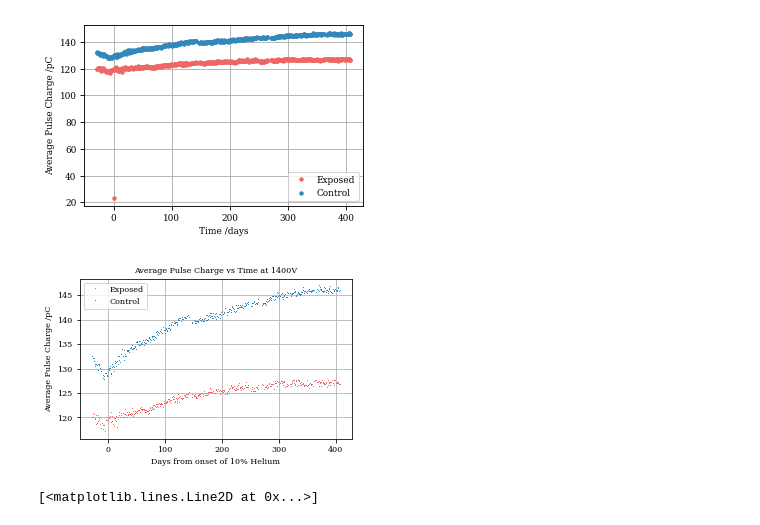
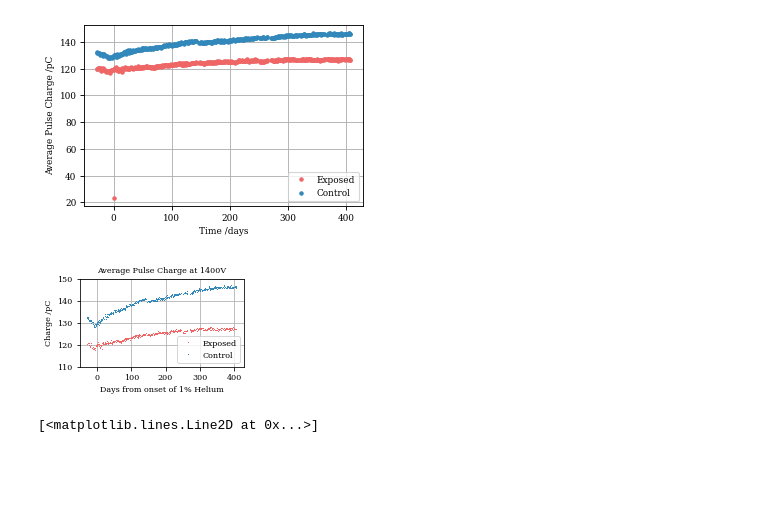
Before and after one commit to SuperNEMO-DBD/PMT-ShapeAnalysis, a Jupyter notebook: pmt_he_study/summary_files/internal_pp.ipynb, the cells around one changed output. Cells and saved outputs as stored; diff of their text form; code cells hidden in the pictures; blank space fills up the shorter version.

```diff
--- a/pmt_he_study/summary_files/internal_pp.ipynb
+++ b/pmt_he_study/summary_files/internal_pp.ipynb
@@ -216,17 +214,18 @@ for i in range(len(dates[1])):
         x1.append(date_1[i])
         y1.append(av_charges[1][i])
 # %%
-plt.figure(figsize=figsize)
+plt.figure(figsize=(3,2))
 plt.plot(x0, y0, ",", label='Exposed')
 plt.plot(x1, y1, ",", label='Control')
 plt.legend(loc='best')
-plt.xlabel("Days from onset of 10% Helium")
-plt.ylabel("Average Pulse Charge /pC")
-plt.title("Average Pulse Charge vs Time at 1400V")
+plt.xlabel("Days from onset of 1% Helium")
+plt.ylabel("Charge /pC")
+plt.ylim(110, 150)
+plt.title("Average Pulse Charge at 1400V")
 plt.tight_layout()
 plt.savefig("/Users/williamquinn/Desktop/PMT_Project/av_pulse_charge_vs_time_1400V.pdf")
 # %% [output]
-[figure, old version]
+[figure, new version]
 # %%
 av_0 = [0 for i in range(-5, 59)]
 av_y0 = [0 for i in range(-5, 59)]
```
Also changed, not shown: parts of 16 cells of this notebook, 12 other files.
